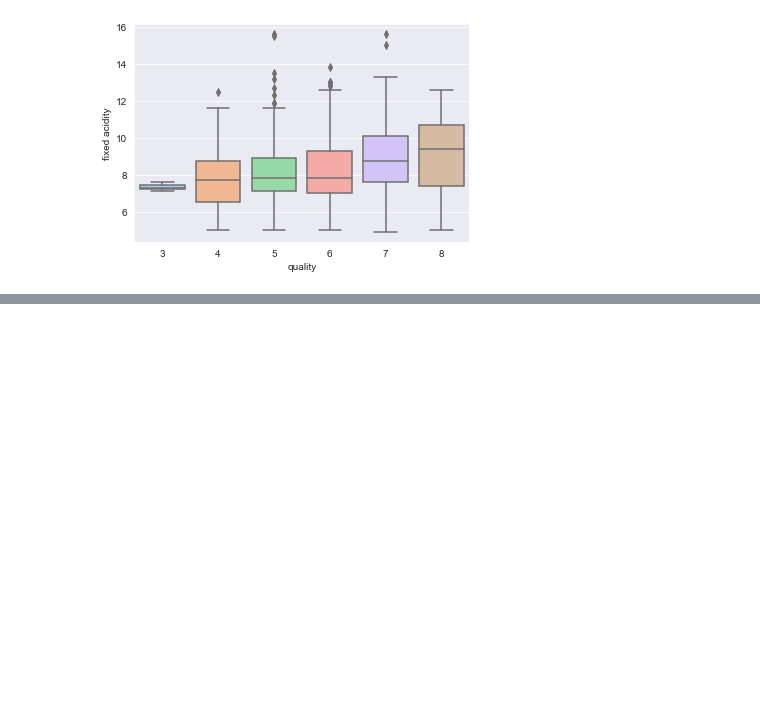
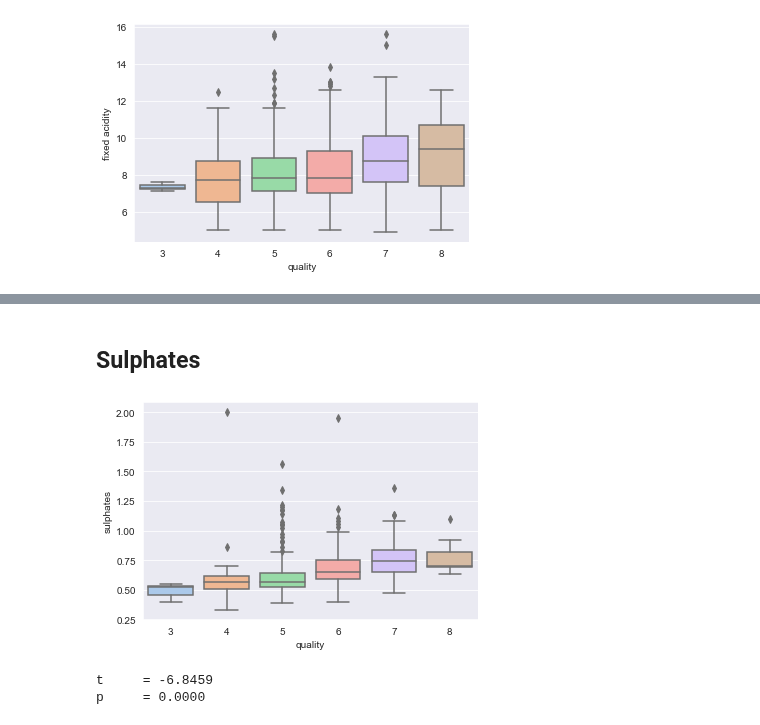
Before and after one commit to Michael-Austin-Mesa/wine-classification-project, a Jupyter notebook: final_report.ipynb, the cells around one changed output, grey strips where cells are left out. Drawn from its saved outputs; the diff is of its cells as text; code cells hidden in the pictures; blank space fills up the shorter version.

```diff
--- a/final_report.ipynb
+++ b/final_report.ipynb
@@ -89,0 +113,12 @@ e.get_fixed_acid_boxplot(train)
+# %% [markdown]
+## Sulphates
+# %%
+# boxplot of sulphates vs quality
+e.get_sulphates_boxplot(train)
+# %% [output]
+[figure, added]
+# %%
+e.get_ind_ttest_sulphates(train)
+# %% [output]
+t     = -6.8459
+p     = 0.0000
```
Also changed, not shown: parts of 17 cells of this notebook.
